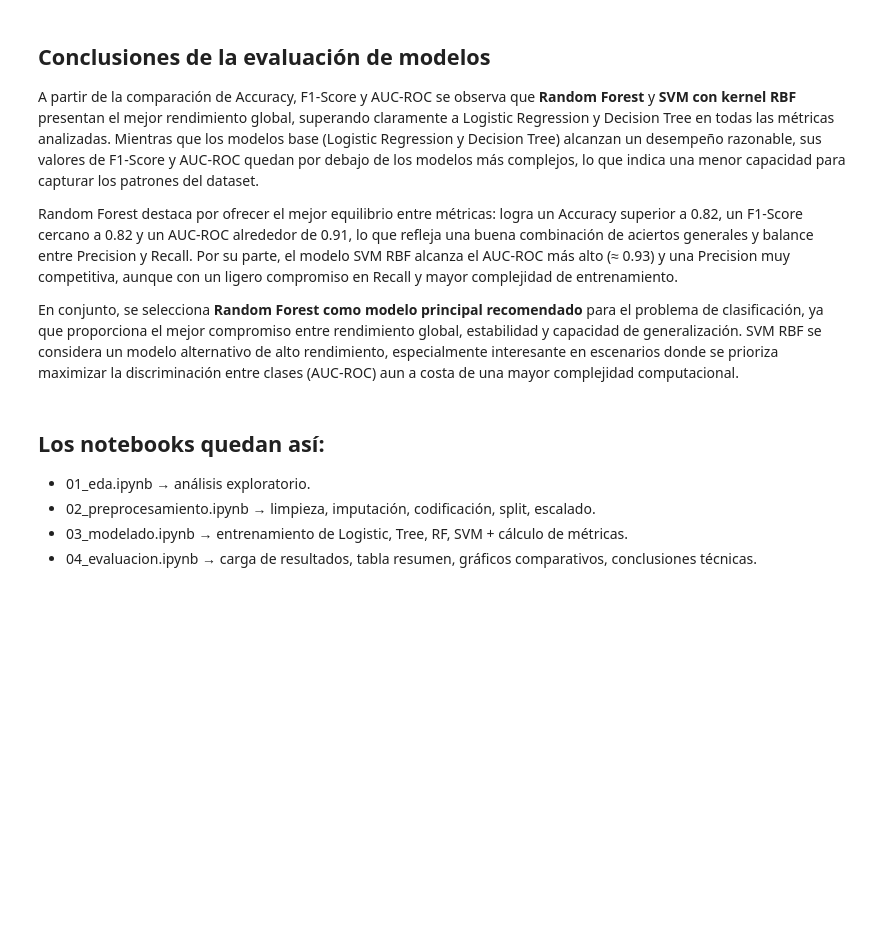
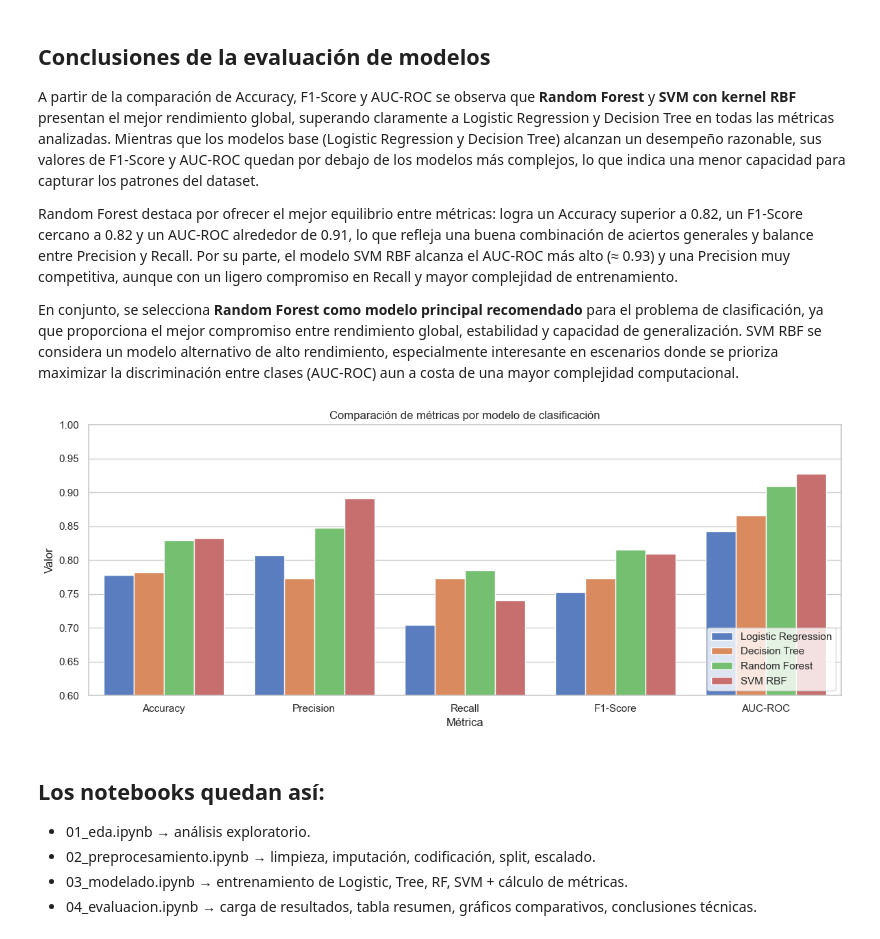
Before and after one commit to jairowjp/proyecto-ml-salarios, a Jupyter notebook: notebooks/04_evaluacion.ipynb, the cells around one changed output. Cells and saved outputs as stored; diff of their text form; code cells hidden in the pictures; blank space fills up the shorter version.

Commit message:
add: figuras EDA y evaluación de modelos

```diff
--- a/notebooks/04_evaluacion.ipynb
+++ b/notebooks/04_evaluacion.ipynb
@@ -4,3 +4,15 @@
 
 En este notebook se resumen los resultados obtenidos por los modelos supervisados de clasificación entrenados en el notebook 03.
 El objetivo es comparar su desempeño mediante métricas estándar (Accuracy, Precision, Recall, F1-score, AUC-ROC) y presentar conclusiones técnicas sobre el mejor modelo para predecir `TieneOvertime`.
+# %%
+# Cargar resultado de los modelos
+# Celda nueva agregada
+import pandas as pd
+from IPython.display import display
+import matplotlib.pyplot as plt
+import seaborn as sns
+from pathlib import Path
+
+RUTA_FIGURAS = Path("../reports/figures")
+RUTA_FIGURAS.mkdir(parents=True, exist_ok=True)
+print(f"Carpeta lista: {RUTA_FIGURAS.resolve()}")
@@ -98,6 +112,29 @@ A partir de la comparación de Accuracy, F1-Score y AUC-ROC se observa que **Ran
 Random Forest destaca por ofrecer el mejor equilibrio entre métricas: logra un Accuracy superior a 0.82, un F1-Score cercano a 0.82 y un AUC-ROC alrededor de 0.91, lo que refleja una buena combinación de aciertos generales y balance entre Precision y Recall. Por su parte, el modelo SVM RBF alcanza el AUC-ROC más alto (≈ 0.93) y una Precision muy competitiva, aunque con un ligero compromiso en Recall y mayor complejidad de entrenamiento.
 
 En conjunto, se selecciona **Random Forest como modelo principal recomendado** para el problema de clasificación, ya que proporciona el mejor compromiso entre rendimiento global, estabilidad y capacidad de generalización. SVM RBF se considera un modelo alternativo de alto rendimiento, especialmente interesante en escenarios donde se prioriza maximizar la discriminación entre clases (AUC-ROC) aun a costa de una mayor complejidad computacional.
+# %%
+# Barplot comparativo de métricas de clasificación
+df_resultados = pd.DataFrame({
+    "Modelo": ["Logistic Regression", "Decision Tree", "Random Forest", "SVM RBF"],
+    "Accuracy":  [0.7779, 0.7825, 0.8295, 0.8322],
+    "Precision": [0.8079, 0.7735, 0.8479, 0.8913],
+    "Recall":    [0.7047, 0.7732, 0.7855, 0.7406],
+    "F1-Score":  [0.7528, 0.7733, 0.8155, 0.8090],
+    "AUC-ROC":   [0.8430, 0.8662, 0.9099, 0.9272],
+})
+
+df_melted = df_resultados.melt(id_vars="Modelo", var_name="Métrica", value_name="Valor")
+
+plt.figure(figsize=(12, 5))
+sns.barplot(data=df_melted, x="Métrica", y="Valor", hue="Modelo")
+plt.title("Comparación de métricas por modelo de clasificación")
+plt.ylim(0.6, 1.0)
+plt.legend(loc="lower right")
+plt.tight_layout()
+plt.savefig(RUTA_FIGURAS / "evaluacion_barplot_metricas_clasificacion.png", dpi=300, bbox_inches="tight")
+plt.show()
+# %% [output]
+[figure, added]
 # %% [markdown]
 ## Los notebooks quedan así:
 
```
Also changed, not shown: parts of 2 cells of this notebook, 13 other files.
